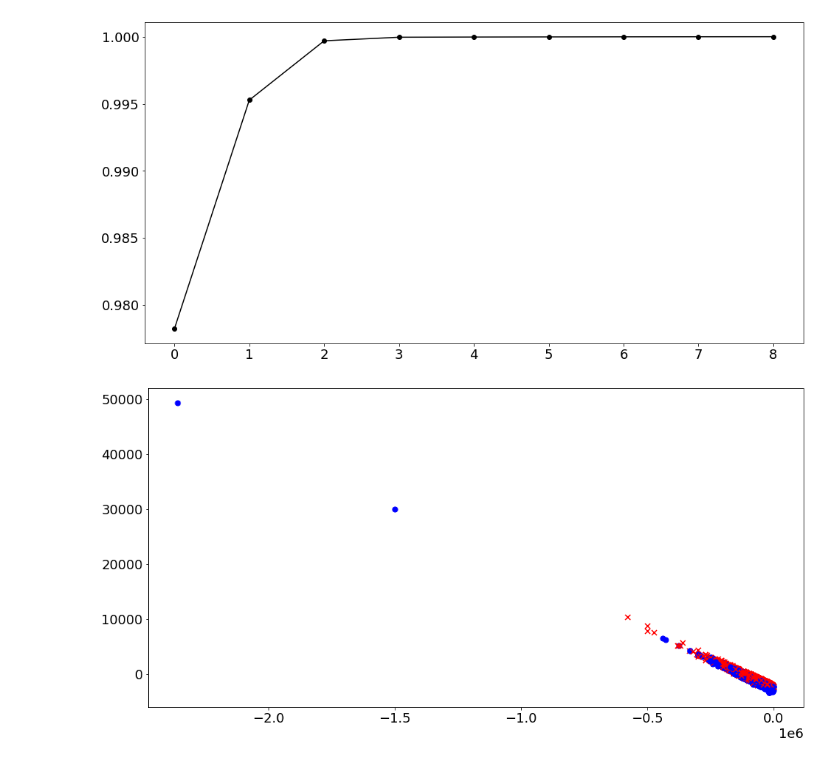
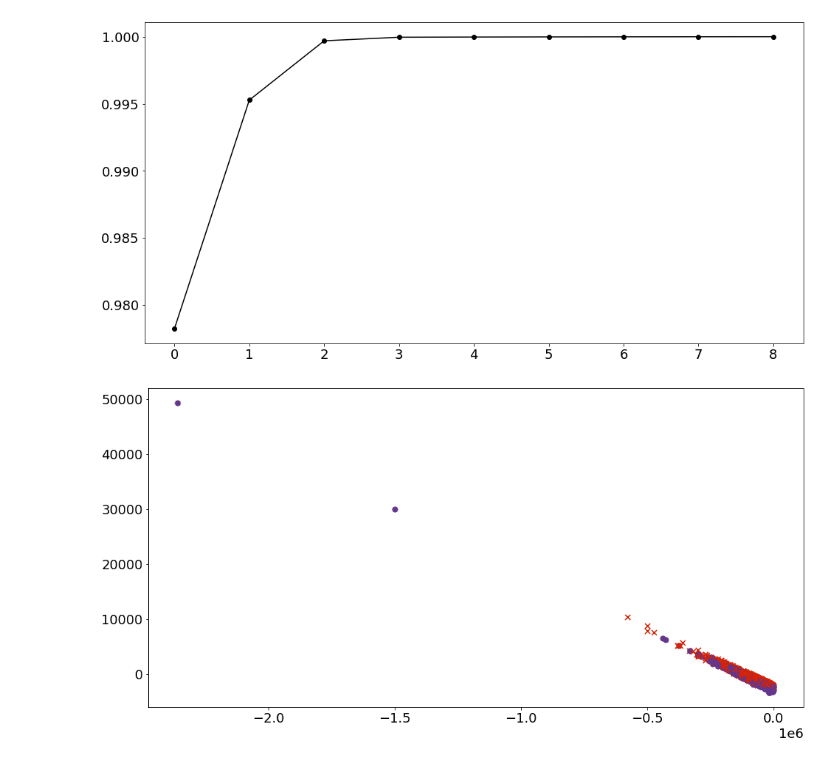
Before and after one commit to cedric-uden/Dimensionality-Reduction, a Jupyter notebook: notebooks/SVD-UnitMismatch.ipynb, the cells around one changed output. Drawn from its saved outputs; the diff is of its cells as text; code cells hidden in the pictures.

```diff
--- a/notebooks/SVD-UnitMismatch.ipynb
+++ b/notebooks/SVD-UnitMismatch.ipynb
@@ -136,18 +138,18 @@ plt.show()
 # %%
 mark_red_cars_below_x_rupees = 500_000
 
 fig2 = plt.figure()
 ax = fig2.add_subplot(111)
 
 for j in range(features.shape[0]):
     x = VT[0, :] @ features[j, :].T
     y = VT[1, :] @ features[j, :].T
 
     if label[j] < mark_red_cars_below_x_rupees:
-        ax.scatter(x, y, marker='x', color='r', s=50)
+        ax.scatter(x, y, marker='x', color=hka_red, s=50)
     else:
-        ax.scatter(x, y, marker='o', color='b', s=50)
+        ax.scatter(x, y, marker='o', color=iwi_purple, s=50)
 
 plt.show()
 # %% [output]
-[figure, old version]
+[figure, new version]
```
Also changed, not shown: parts of 1 cell of this notebook, 3 other files.
